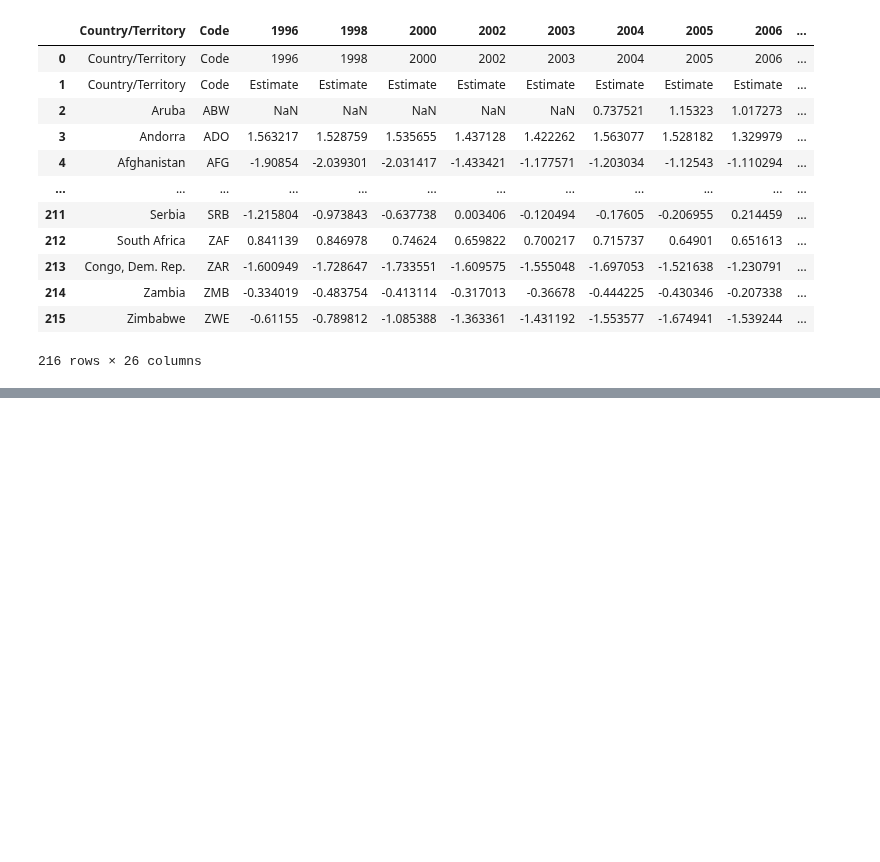
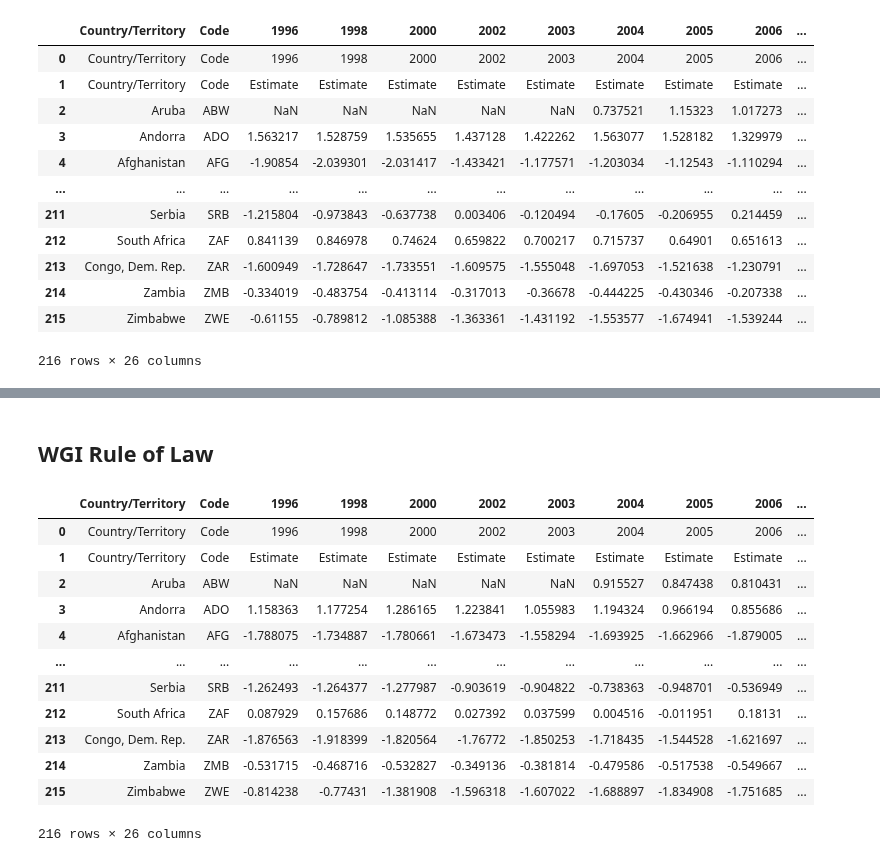
Before and after one commit to marcbarc19/DataScienceExam, a Jupyter notebook: predictor_cleaning.ipynb, the cells around one changed output, grey strips where cells are left out. Cells and saved outputs as stored; diff of their text form; code cells hidden in the pictures; blank space fills up the shorter version.

```diff
--- a/predictor_cleaning.ipynb
+++ b/predictor_cleaning.ipynb
@@ -127,0 +397,35 @@ display(voice_account_df)
+# %% [markdown]
+## WGI Rule of Law
+# %%
+rule_law_df = pd.read_excel(r"C:\Users\marc1\OneDrive\Desktop\School\Aarhus University\Current Classes\DSPF\DSPF_Final\Data\wgidataset.xlsx", sheet_name= "RuleofLaw")
+
+# Set the headers as the values in the first row (index 13)
+rule_law_df.columns = rule_law_df.iloc[13]
+
+# Drop the first ten rows
+rule_law_df = rule_law_df.drop(index=range(12))
+
+# Reset the index after dropping rows
+rule_law_df = rule_law_df.reset_index(drop=True)
+
+# Set the headers as the values in the first row (index 0)
+rule_law_df.columns = rule_law_df.iloc[0]
+
+# Filter columns based on whether row 2 contains the word "Estimate"
+rule_law_df = rule_law_df.iloc[:, :2].join(rule_law_df.loc[:, rule_law_df.iloc[1] == 'Estimate'])
+
+display(rule_law_df)
+# %% [output]
+|  | Country/Territory | Code | 1996 | 1998 | 2000 | 2002 | 2003 | 2004 | 2005 | 2006 | ... |
+| 0 | Country/Territory | Code | 1996 | 1998 | 2000 | 2002 | 2003 | 2004 | 2005 | 2006 | ... |
+| 1 | Country/Territory | Code | Estimate | Estimate | Estimate | Estimate | Estimate | Estimate | Estimate | Estimate | ... |
+| 2 | Aruba | ABW | NaN | NaN | NaN | NaN | NaN | 0.915527 | 0.847438 | 0.810431 | ... |
+| 3 | Andorra | ADO | 1.158363 | 1.177254 | 1.286165 | 1.223841 | 1.055983 | 1.194324 | 0.966194 | 0.855686 | ... |
+| 4 | Afghanistan | AFG | -1.788075 | -1.734887 | -1.780661 | -1.673473 | -1.558294 | -1.693925 | -1.662966 | -1.879005 | ... |
+| ... | ... | ... | ... | ... | ... | ... | ... | ... | ... | ... | ... |
+| 211 | Serbia | SRB | -1.262493 | -1.264377 | -1.277987 | -0.903619 | -0.904822 | -0.738363 | -0.948701 | -0.536949 | ... |
+| 212 | South Africa | ZAF | 0.087929 | 0.157686 | 0.148772 | 0.027392 | 0.037599 | 0.004516 | -0.011951 | 0.18131 | ... |
+| 213 | Congo, Dem. Rep. | ZAR | -1.876563 | -1.918399 | -1.820564 | -1.76772 | -1.850253 | -1.718435 | -1.544528 | -1.621697 | ... |
+| 214 | Zambia | ZMB | -0.531715 | -0.468716 | -0.532827 | -0.349136 | -0.381814 | -0.479586 | -0.517538 | -0.549667 | ... |
+| 215 | Zimbabwe | ZWE | -0.814238 | -0.77431 | -1.381908 | -1.596318 | -1.607022 | -1.688897 | -1.834908 | -1.751685 | ... |
+216 rows × 26 columns
```
Also changed, not shown: parts of 37 cells of this notebook.
